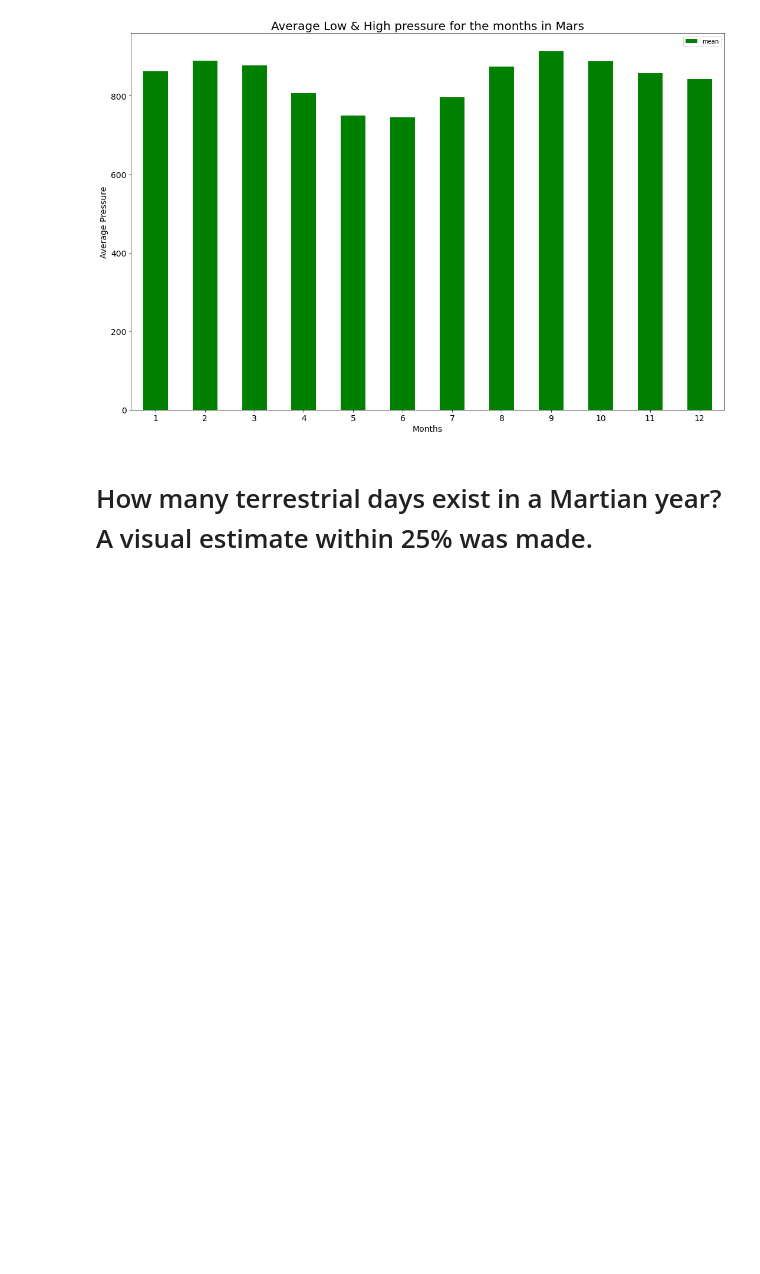
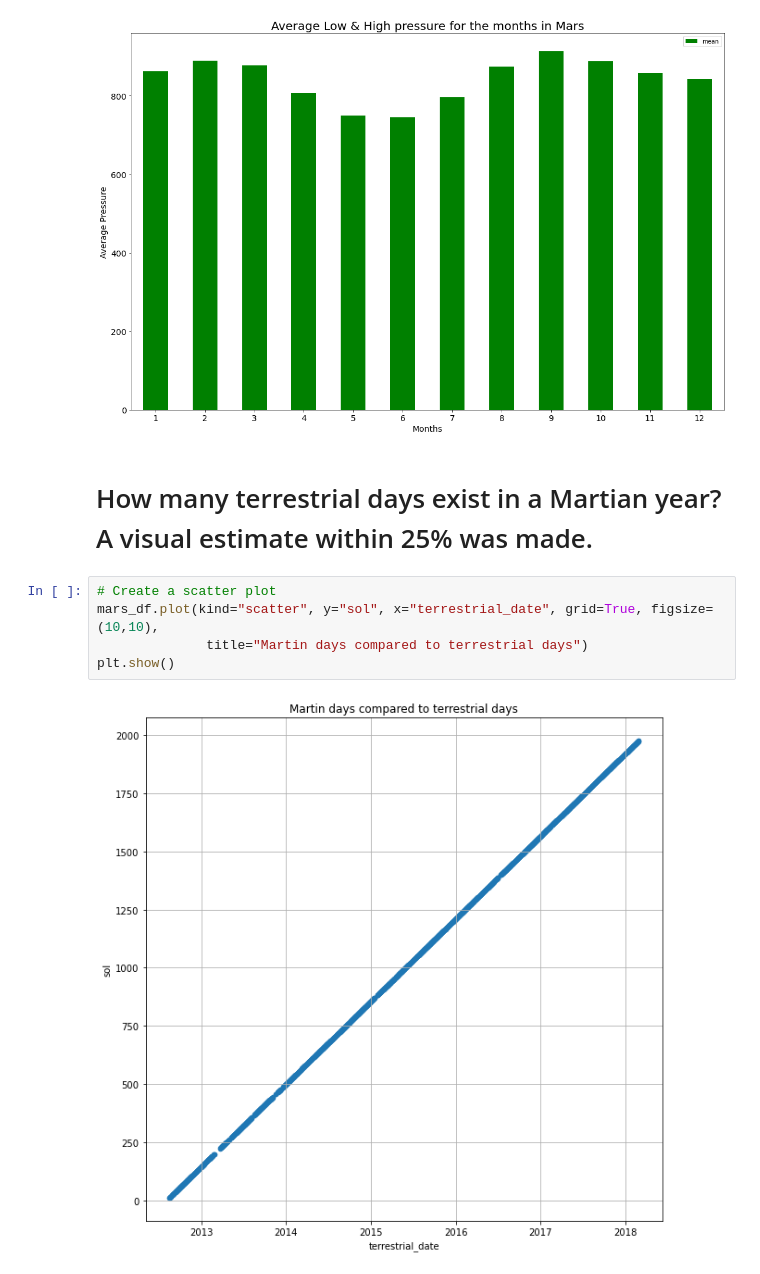
Before and after one commit to Master-Leo/Web-Scraping-Challenge, a Jupyter notebook: mars_data_challenge_part_2.ipynb, the cells around one changed output. Cells and saved outputs as stored; diff of their text form; blank space fills up the shorter version.

```diff
--- a/mars_data_challenge_part_2.ipynb
+++ b/mars_data_challenge_part_2.ipynb
@@ -192,3 +201,10 @@ plt.show()
 [figure]
 # %% [markdown]
 # How many terrestrial days exist in a Martian year? A visual estimate within 25% was made.
+# %%
+# Create a scatter plot
+mars_df.plot(kind="scatter", y="sol", x="terrestrial_date", grid=True, figsize=(10,10),
+              title="Martin days compared to terrestrial days")
+plt.show()
+# %% [output]
+[figure, added]
```
Also changed, not shown: parts of 6 cells of this notebook, 1 other file.
